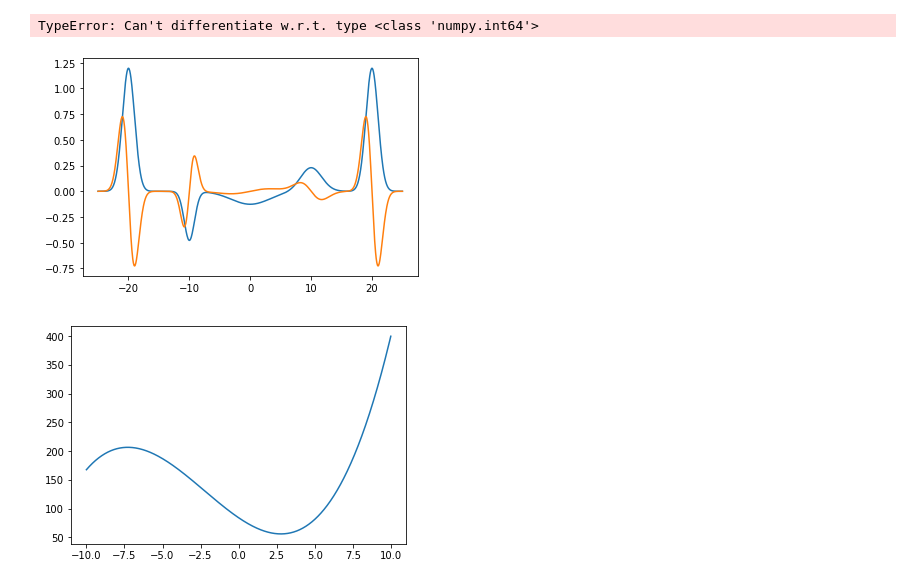
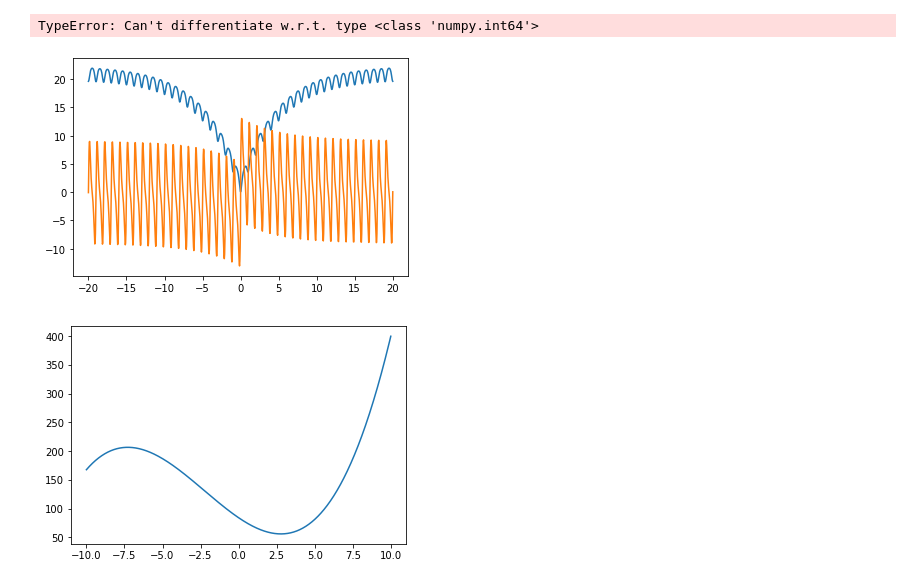
Before and after one commit to daniellengyel/shallow_minima, a Jupyter notebook: Different Functions.ipynb, the cells around one changed output. Drawn from its saved outputs; the diff is of its cells as text; code cells hidden in the pictures.

```diff
--- a/Different Functions.ipynb
+++ b/Different Functions.ipynb
@@ -38,23 +38,25 @@ grad(f)(np.array([0]))
 # %% [output]
 TypeError: Can't differentiate w.r.t. type <class 'numpy.int64'>
 # %%
-X = np.linspace(-25, 25, 1000)
+X = np.linspace(-20, 20, 1000)
 inp = np.array([X])
 
-g_params = [[-10, 0.7, -1], [0, 10, -1], [10, 3, 1], [-20, 1, 3], [20, 1, 3]]
-func = gaussian_sum(g_params)
-g_func = grad_gaussian_sum(g_params)
+g_params = [[-40, 0.7, -2],[-30, 0.7, -1.5],[-5, 0.7, -1], [35, 0.7, -1.5],
+            [-17.5, 30, -3], [5, 10, -1.5], [14, 3, 1], [25, 10, -0.5],
+            [-50, 1, 3], [50, 1, 3]]
+func = AckleyProblem #gaussian_sum(g_params)
+g_func = GradAckleyProblem # grad_gaussian_sum(g_params)
 
 out = func(inp)
 out_grad = g_func(inp)
 # out_grad = grad(flat_sharp_hill_gaussian)(inp) #grad_flat_sharp_hill_gaussian(inp)
 
 plt.plot(X, out)
 plt.plot(X, out_grad[0])
 
 plt.show()
 # %% [output]
-[figure, old version]
+[figure, new version]
 # %%
 X = np.linspace(-10, 10, 1000)
 inp = np.array([X])
```
Also changed, not shown: 4 other files.
